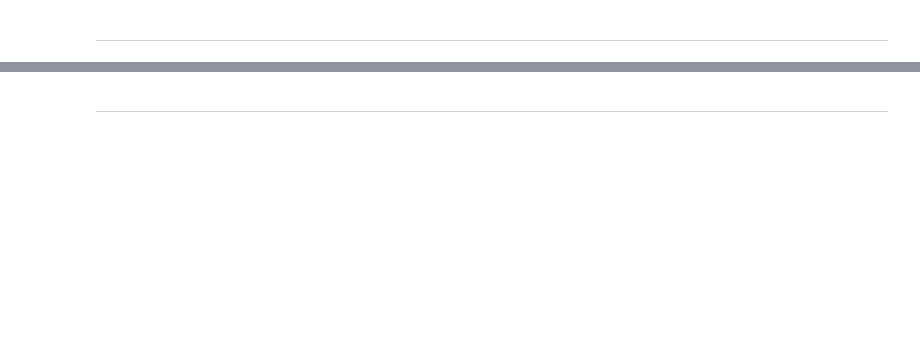
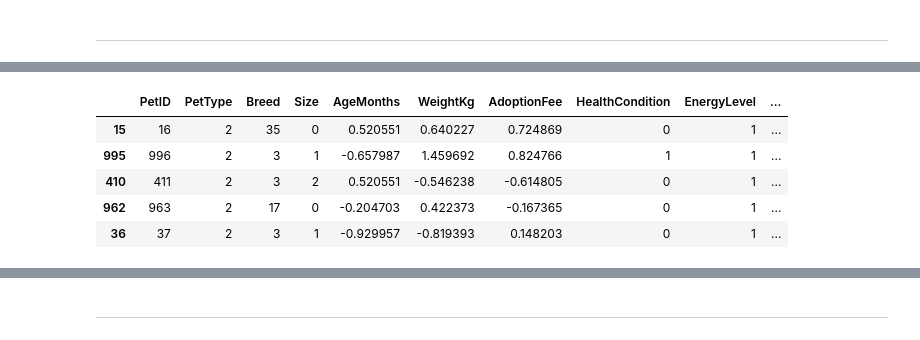
Before and after one commit to pho-veteran/pet-rec-sys, a Jupyter notebook: jupyter_notebook/PetRecSys.ipynb, the cells around one changed output, grey strips where cells are left out. Drawn from its saved outputs; the diff is of its cells as text; code cells hidden in the pictures; blank space fills up the shorter version.

```diff
--- a/jupyter_notebook/PetRecSys.ipynb
+++ b/jupyter_notebook/PetRecSys.ipynb
@@ -221,0 +251,43 @@ else:
+# %%
+def content_based_recommendations(user_preferences, pet_df, top_n=5):
+    scores = []
+    adoption_fee_index = numeric_cols.index('AdoptionFee')
+
+    for _, pet in pet_df.iterrows():
+        score = 0
+        # Match PetType
+        if pet['PetType'] == user_preferences['PreferredPetType']:
+            score += 2 # Higher weight for PetType match
+        # Match EnergyLevel with ActivityLevel
+        if pet['EnergyLevel'] == user_preferences['ActivityLevel']:
+            score += 1
+        original_adoption_fee = (pet['AdoptionFee'] * scaler.scale_[adoption_fee_index]) + scaler.mean_[adoption_fee_index]
+        # Check AdoptionFee against user's max
+        if original_adoption_fee <= user_preferences['MaxAdoptionFee']:
+            score += 1
+        # Allergies
+        if user_preferences['Allergies'] == 1 and pet['Breed'] not in [label_encoders['Breed'].transform(['Poodle'])[0]]:
+            score -= 1
+        scores.append(score)
+
+    pet_df_copy = pet_df.copy()
+    pet_df_copy['Score'] = scores
+    recommendations = pet_df_copy.sort_values(by='Score', ascending=False).head(top_n)
+    return recommendations
+
+# Example usage
+sample_prefs = {
+    'PreferredPetType': label_encoders['PetType'].transform(['Dog'])[0],
+    'Allergies': 0,
+    'ActivityLevel': 1,
+    'MaxAdoptionFee': 300
+}
+content_recs = content_based_recommendations(sample_prefs, pet_df, top_n=5)
+format_output_as_table(content_recs, pet_df_raw)
+# %% [output]
+|  | PetID | PetType | Breed | Size | AgeMonths | WeightKg | AdoptionFee | HealthCondition | EnergyLevel | ... |
+| 15 | 16 | 2 | 35 | 0 | 0.520551 | 0.640227 | 0.724869 | 0 | 1 | ... |
+| 995 | 996 | 2 | 3 | 1 | -0.657987 | 1.459692 | 0.824766 | 1 | 1 | ... |
+| 410 | 411 | 2 | 3 | 2 | 0.520551 | -0.546238 | -0.614805 | 0 | 1 | ... |
+| 962 | 963 | 2 | 17 | 0 | -0.204703 | 0.422373 | -0.167365 | 0 | 1 | ... |
+| 36 | 37 | 2 | 3 | 1 | -0.929957 | -0.819393 | 0.148203 | 0 | 1 | ... |
```
Also changed, not shown: parts of 31 cells of this notebook, 5 other files.
